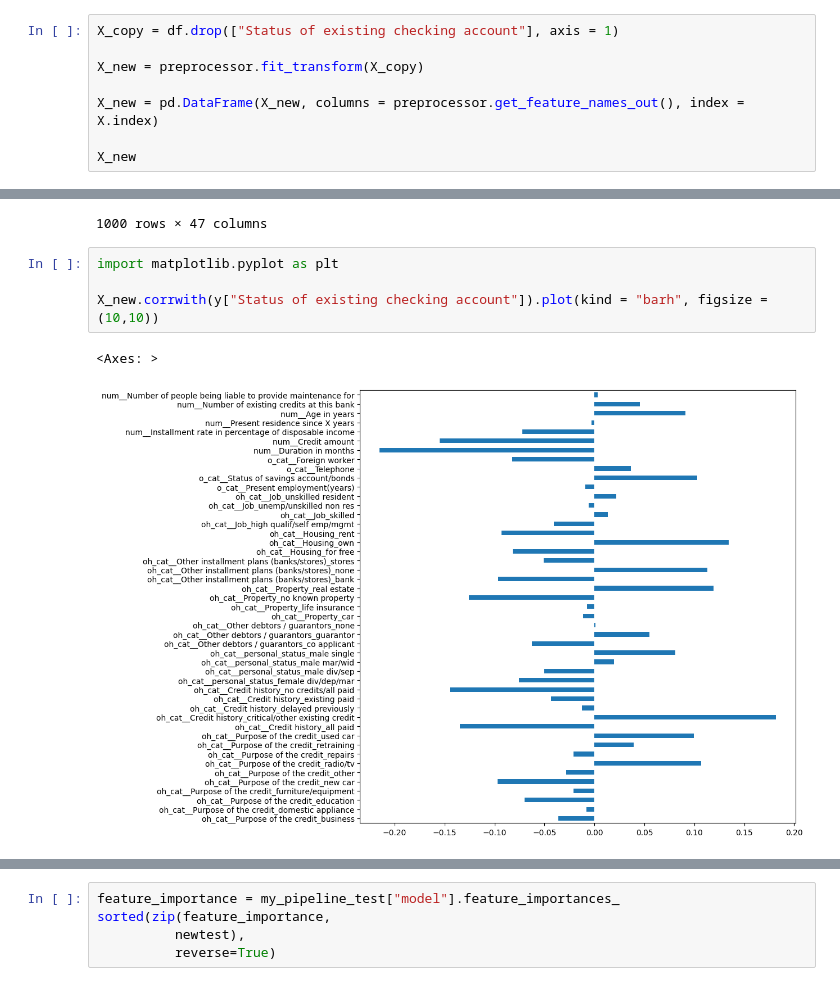
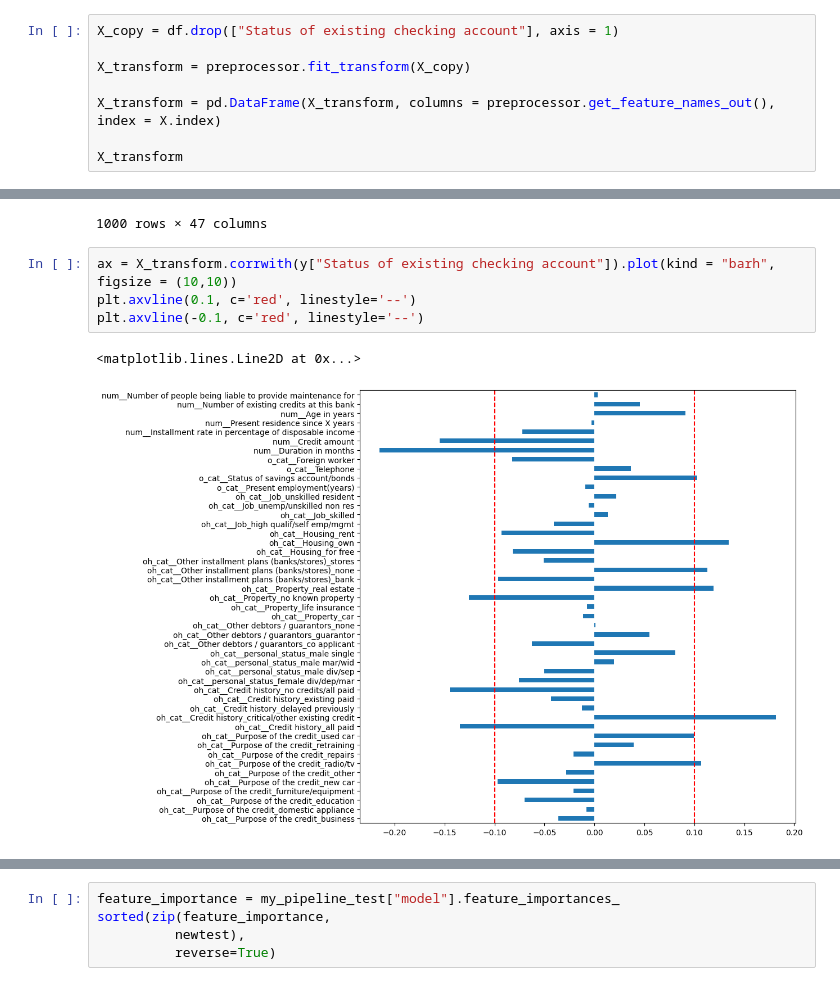
Before and after one commit to Melling444/Kaggle-Credit-Rating-Analysis, a Jupyter notebook: credit-rating-analysis.ipynb, the cells around one changed output, grey strips where cells are left out. Drawn from its saved outputs; the diff is of its cells as text.

```diff
--- a/credit-rating-analysis.ipynb
+++ b/credit-rating-analysis.ipynb
@@ -119,11 +109,11 @@ We will first go through manually.
 # %%
 X_copy = df.drop(["Status of existing checking account"], axis = 1)
 
-X_new = preprocessor.fit_transform(X_copy)
+X_transform = preprocessor.fit_transform(X_copy)
 
-X_new = pd.DataFrame(X_new, columns = preprocessor.get_feature_names_out(), index = X.index)
+X_transform = pd.DataFrame(X_transform, columns = preprocessor.get_feature_names_out(), index = X.index)
 
-X_new
+X_transform
 # %% [output]
 |  | oh_cat__Purpose of the credit_bus... | oh_cat__Purpose of the credit_dom... | oh_cat__Purpose of the credit_edu... | oh_cat__Purpose of the credit_fur... | ... |
 | 0 | 0.0 | 0.0 | 0.0 | 0.0 | ... |
@@ -139,12 +129,12 @@ X_new
 | 999 | 0.0 | 0.0 | 0.0 | 0.0 | ... |
 1000 rows × 47 columns
 # %%
-import matplotlib.pyplot as plt
-
-X_new.corrwith(y["Status of existing checking account"]).plot(kind = "barh", figsize = (10,10))
+ax = X_transform.corrwith(y["Status of existing checking account"]).plot(kind = "barh", figsize = (10,10))
+plt.axvline(0.1, c='red', linestyle='--')
+plt.axvline(-0.1, c='red', linestyle='--')
 # %% [output]
-<Axes: >
+<matplotlib.lines.Line2D at 0x...>
-[figure, old version]
+[figure, new version]
 # %%
 #Visualize highly correlated features
 
```
Also changed, not shown: parts of 12 cells of this notebook.
